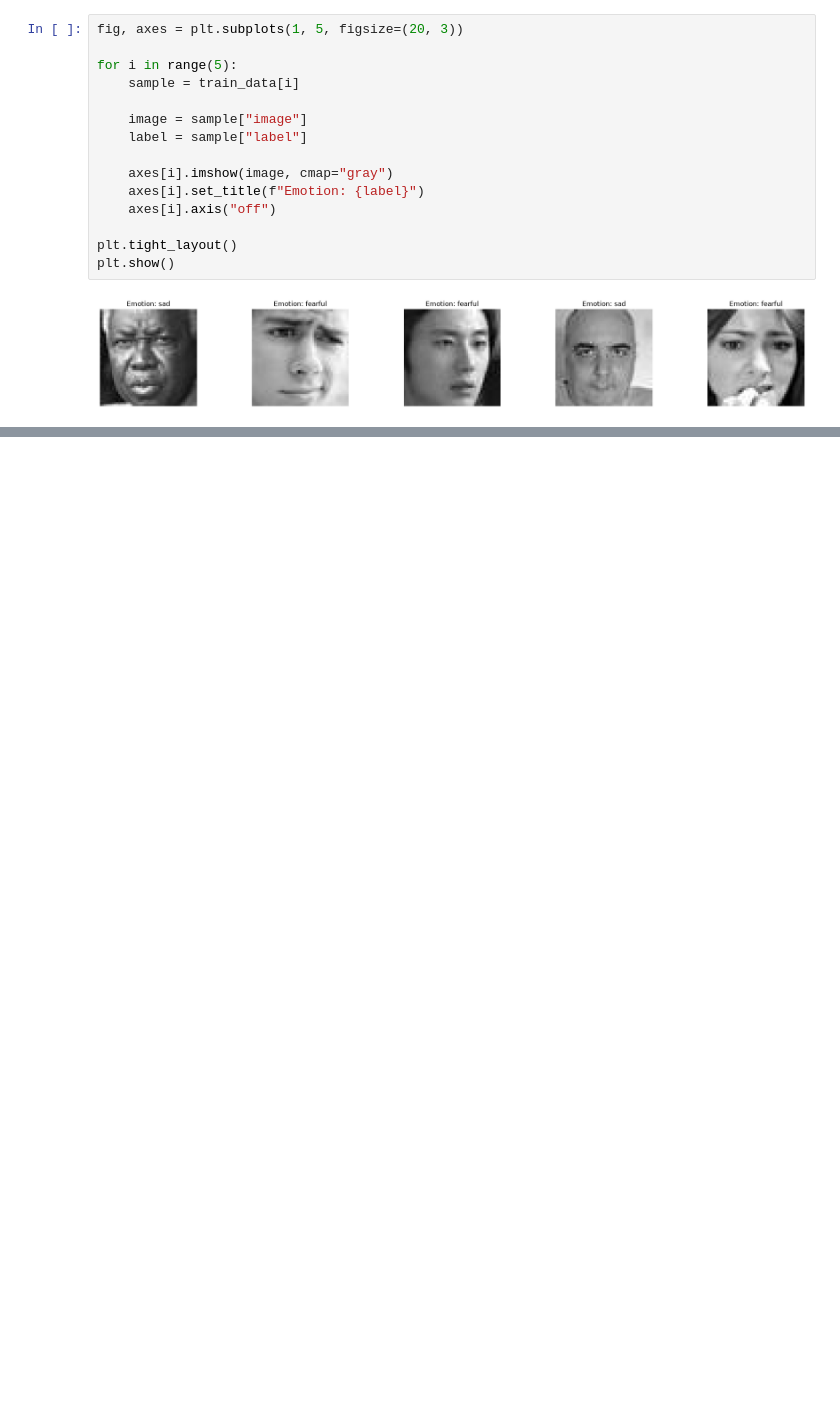
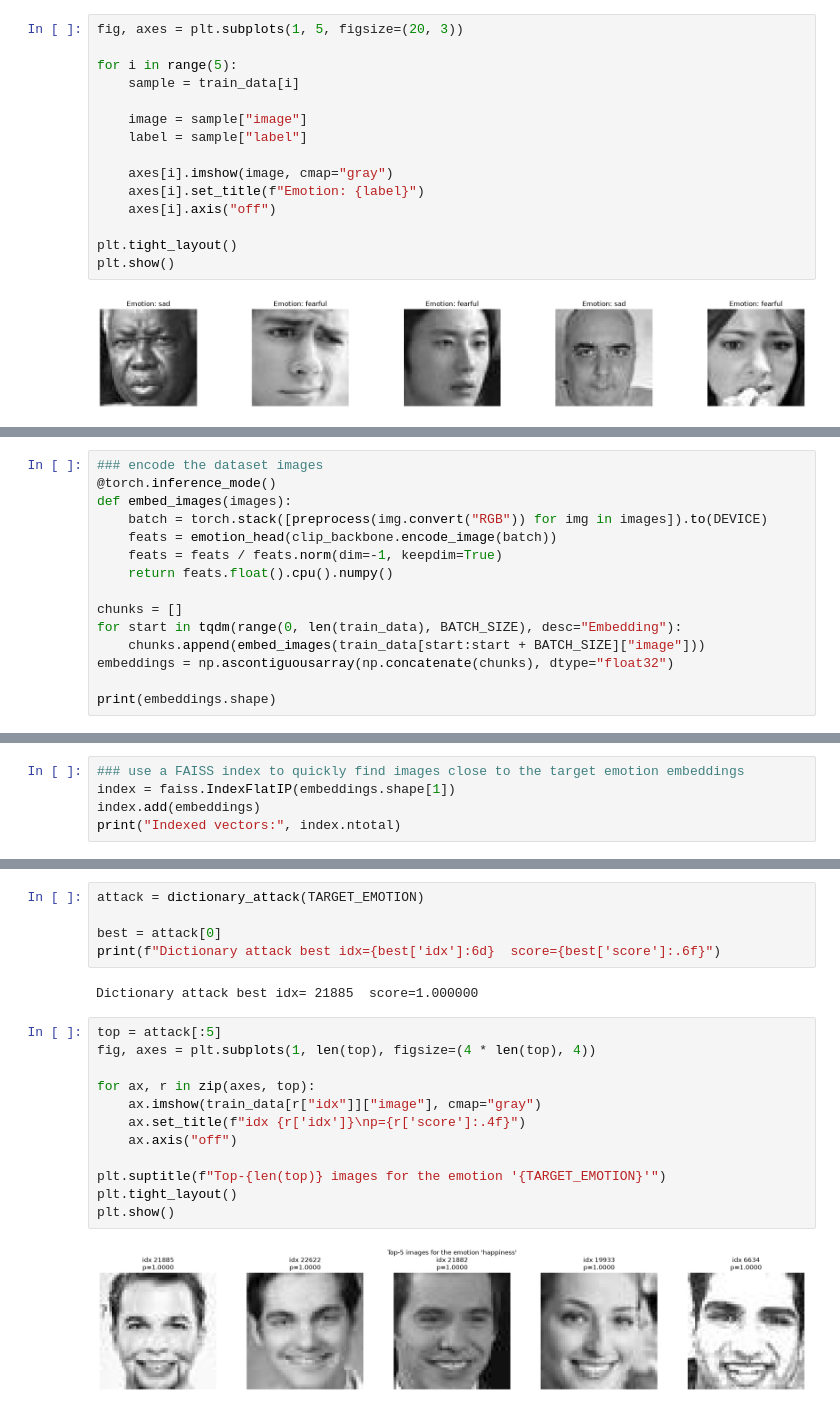
Before and after one commit to Baldi-OG/uni-MultiModal, a Jupyter notebook: homework_2/dictionary_attack.ipynb, the cells around one changed output, grey strips where cells are left out. Cells and saved outputs as stored; diff of their text form; blank space fills up the shorter version.

Commit message:
refac: use FAISS search index on surrogate model

```diff
--- a/homework_2/dictionary_attack.ipynb
+++ b/homework_2/dictionary_attack.ipynb
@@ -89,0 +93,15 @@ Index with max score: 7, Max score: 1.0
+# %%
+### encode the dataset images
+@torch.inference_mode()
+def embed_images(images):
+    batch = torch.stack([preprocess(img.convert("RGB")) for img in images]).to(DEVICE)
+    feats = emotion_head(clip_backbone.encode_image(batch))
+    feats = feats / feats.norm(dim=-1, keepdim=True)
+    return feats.float().cpu().numpy()
+
+chunks = []
+for start in tqdm(range(0, len(train_data), BATCH_SIZE), desc="Embedding"):
+    chunks.append(embed_images(train_data[start:start + BATCH_SIZE]["image"]))
+embeddings = np.ascontiguousarray(np.concatenate(chunks), dtype="float32")
+
+print(embeddings.shape)
@@ -89,0 +110,5 @@ Index with max score: 7, Max score: 1.0
+# %%
+### use a FAISS index to quickly find images close to the target emotion embeddings
+index = faiss.IndexFlatIP(embeddings.shape[1])
+index.add(embeddings)
+print("Indexed vectors:", index.ntotal)
@@ -89,0 +157,21 @@ Index with max score: 7, Max score: 1.0
+# %%
+attack = dictionary_attack(TARGET_EMOTION)
+
+best = attack[0]
+print(f"Dictionary attack best idx={best['idx']:6d}  score={best['score']:.6f}")
+# %% [output]
+Dictionary attack best idx= 21885  score=1.000000
+# %%
+top = attack[:5]
+fig, axes = plt.subplots(1, len(top), figsize=(4 * len(top), 4))
+
+for ax, r in zip(axes, top):
+    ax.imshow(train_data[r["idx"]]["image"], cmap="gray")
+    ax.set_title(f"idx {r['idx']}\np={r['score']:.4f}")
+    ax.axis("off")
+
+plt.suptitle(f"Top-{len(top)} images for the emotion '{TARGET_EMOTION}'")
+plt.tight_layout()
+plt.show()
+# %% [output]
+[figure, added]
```
Also changed, not shown: parts of 15 cells of this notebook.
